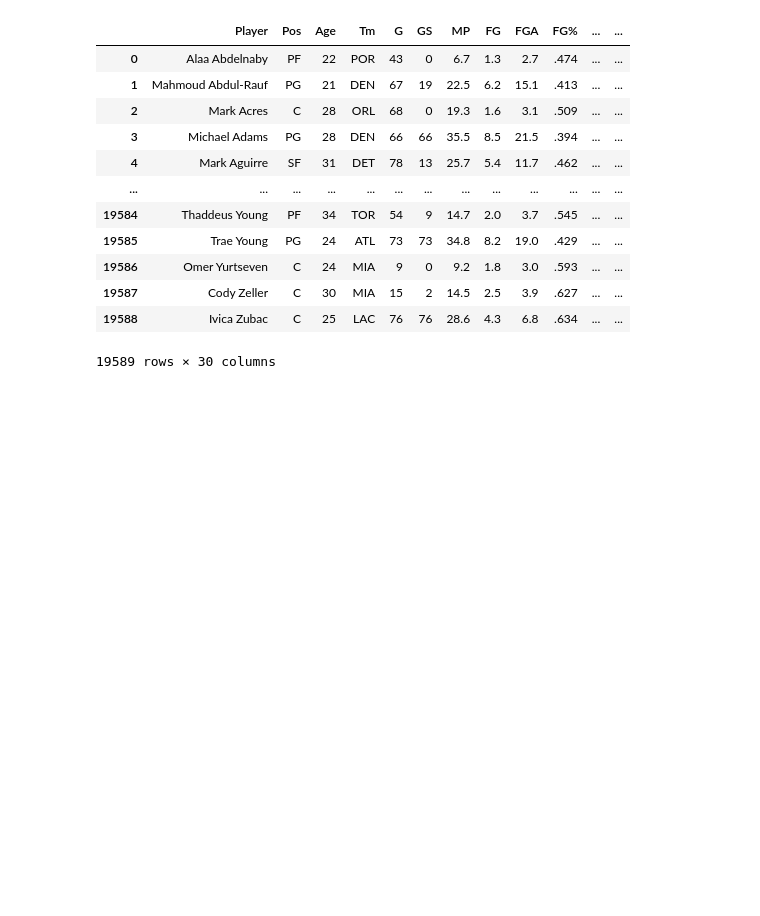
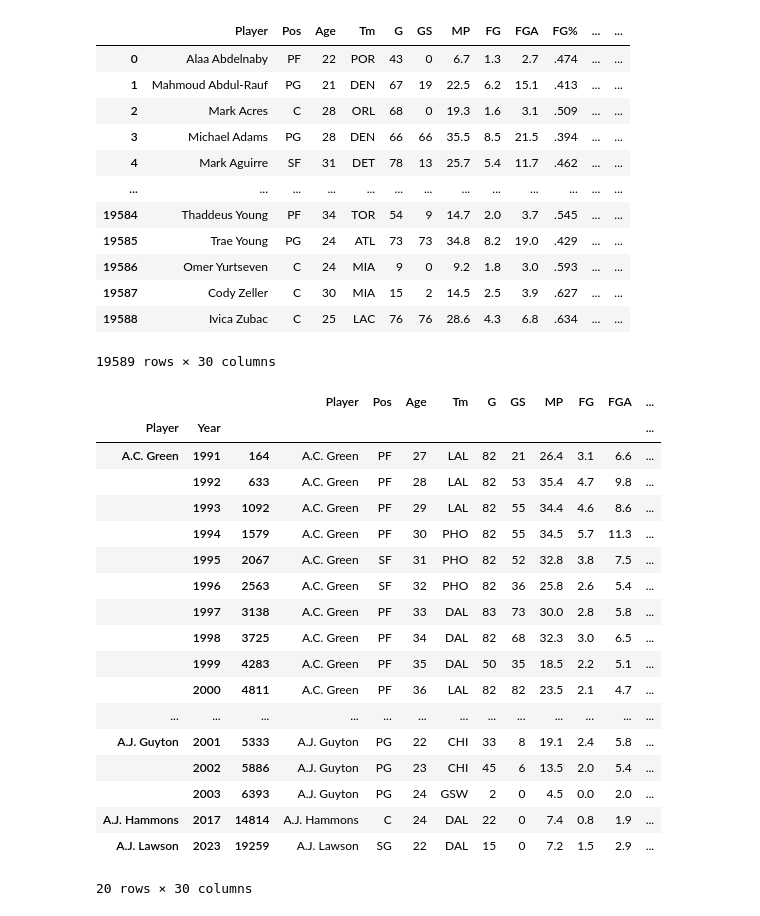
Before and after one commit to solairamu/nba-ML, a Jupyter notebook: data_cleaning.ipynb, the cells around one changed output. Drawn from its saved outputs; the diff is of its cells as text; code cells hidden in the pictures; blank space fills up the shorter version.

Commit message:
cleaned player duplicates due to being traded, now just one row of their total stats across all teams they played for that year, with the current team being their last team

```diff
--- a/data_cleaning.ipynb
+++ b/data_cleaning.ipynb
@@ -75,3 +75,35 @@ players
 19589 rows × 30 columns
 # %%
 players["Player"] = players["Player"].str.replace("*", "", regex = False)
+# %%
+def single_row(df):
+    if df.shape[0] == 1:
+        return df
+    else:
+        row = df[df["Tm"] == "TOT"]
+        row["Tm"] = df.iloc[-1, :]["Tm"]
+        return row
+
+players = players.groupby(["Player", "Year"]).apply(single_row)
+# %%
+players.head(20)
+# %% [output]
+|  |  |  | Player | Pos | Age | Tm | G | GS | MP | FG | FGA | ... |
+| Player | Year |  |  |  |  |  |  |  |  |  |  | ... |
+| A.C. Green | 1991 | 164 | A.C. Green | PF | 27 | LAL | 82 | 21 | 26.4 | 3.1 | 6.6 | ... |
+|  | 1992 | 633 | A.C. Green | PF | 28 | LAL | 82 | 53 | 35.4 | 4.7 | 9.8 | ... |
+|  | 1993 | 1092 | A.C. Green | PF | 29 | LAL | 82 | 55 | 34.4 | 4.6 | 8.6 | ... |
+|  | 1994 | 1579 | A.C. Green | PF | 30 | PHO | 82 | 55 | 34.5 | 5.7 | 11.3 | ... |
+|  | 1995 | 2067 | A.C. Green | SF | 31 | PHO | 82 | 52 | 32.8 | 3.8 | 7.5 | ... |
+|  | 1996 | 2563 | A.C. Green | SF | 32 | PHO | 82 | 36 | 25.8 | 2.6 | 5.4 | ... |
+|  | 1997 | 3138 | A.C. Green | PF | 33 | DAL | 83 | 73 | 30.0 | 2.8 | 5.8 | ... |
+|  | 1998 | 3725 | A.C. Green | PF | 34 | DAL | 82 | 68 | 32.3 | 3.0 | 6.5 | ... |
+|  | 1999 | 4283 | A.C. Green | PF | 35 | DAL | 50 | 35 | 18.5 | 2.2 | 5.1 | ... |
+|  | 2000 | 4811 | A.C. Green | PF | 36 | LAL | 82 | 82 | 23.5 | 2.1 | 4.7 | ... |
+| ... | ... | ... | ... | ... | ... | ... | ... | ... | ... | ... | ... | ... |
+| A.J. Guyton | 2001 | 5333 | A.J. Guyton | PG | 22 | CHI | 33 | 8 | 19.1 | 2.4 | 5.8 | ... |
+|  | 2002 | 5886 | A.J. Guyton | PG | 23 | CHI | 45 | 6 | 13.5 | 2.0 | 5.4 | ... |
+|  | 2003 | 6393 | A.J. Guyton | PG | 24 | GSW | 2 | 0 | 4.5 | 0.0 | 2.0 | ... |
+| A.J. Hammons | 2017 | 14814 | A.J. Hammons | C | 24 | DAL | 22 | 0 | 7.4 | 0.8 | 1.9 | ... |
+| A.J. Lawson | 2023 | 19259 | A.J. Lawson | SG | 22 | DAL | 15 | 0 | 7.2 | 1.5 | 2.9 | ... |
+20 rows × 30 columns
```
Also changed, not shown: parts of 3 cells of this notebook.
